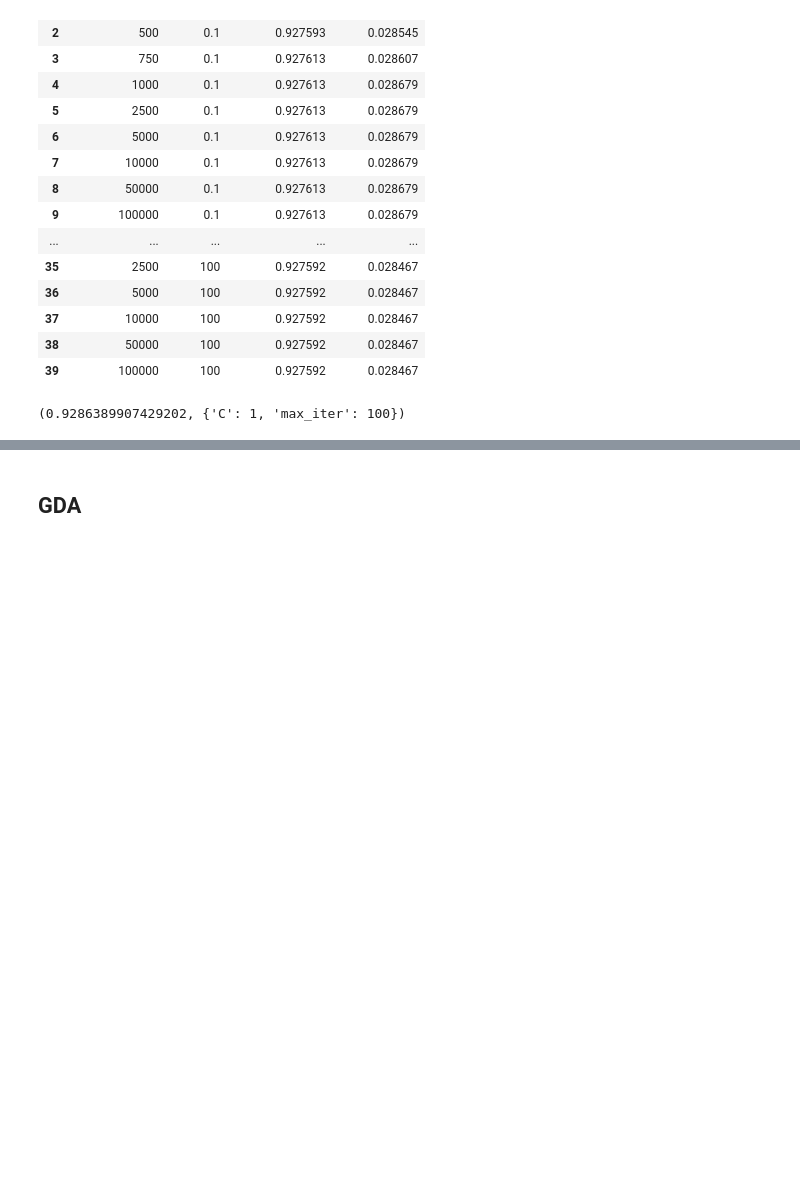
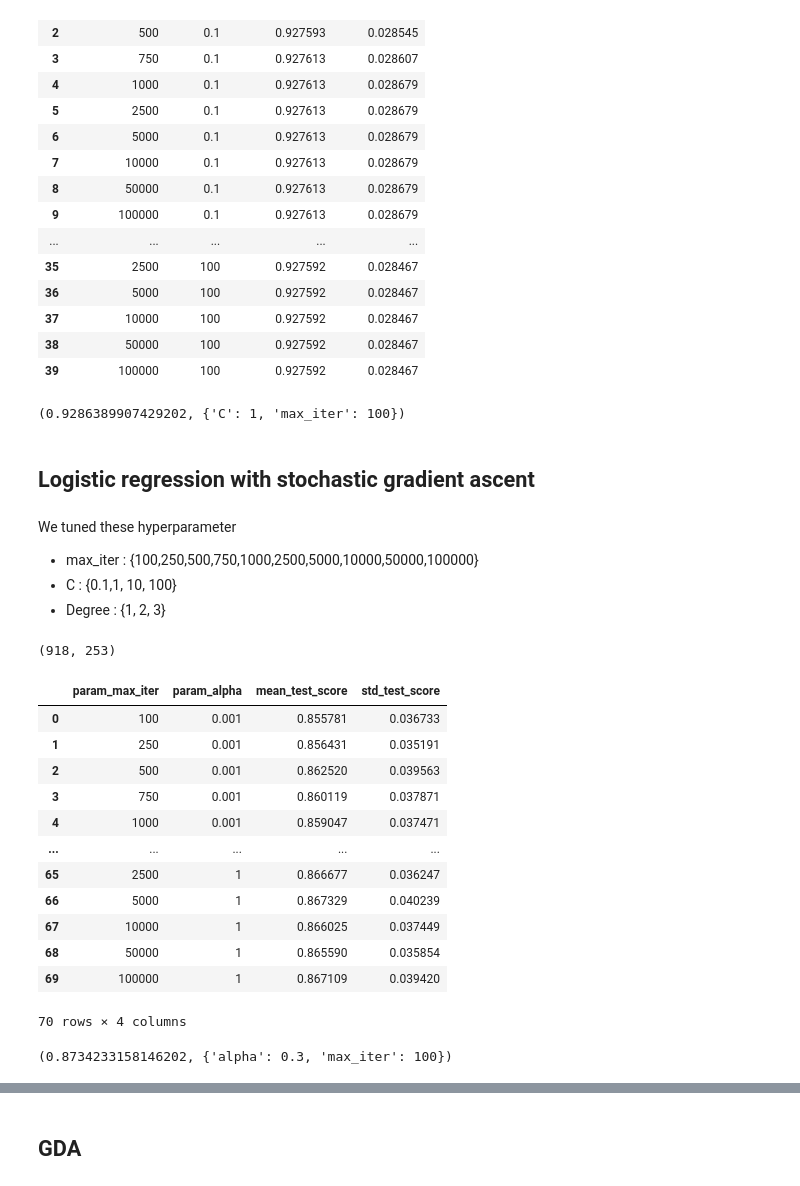
Before and after one commit to MichaelPlug/FDS_Project_HFD, a Jupyter notebook: Project_notebook.ipynb, the cells around one changed output, grey strips where cells are left out. Drawn from its saved outputs; the diff is of its cells as text; code cells hidden in the pictures; blank space fills up the shorter version.

Commit message:
tuning alpha

```diff
--- a/Project_notebook.ipynb
+++ b/Project_notebook.ipynb
@@ -1292,3 +1256,70 @@ res[['param_max_iter','param_C','mean_test_score','std_test_score']]
 clf.best_score_, clf.best_params_
 # %% [output]
 (0.9286389907429202, {'C': 1, 'max_iter': 100})
+# %% [markdown]
+## Logistic regression with stochastic gradient ascent
+# %% [markdown]
+We tuned these hyperparameter
+- max_iter : {100,250,500,750,1000,2500,5000,10000,50000,100000}
+- C : {0.1,1, 10, 100}
+- Degree : {1, 2, 3}
+# %%
+#dataset
+X_df_extraC = df_extraC.drop('HeartDisease', axis=1)
+X_df_extraC = pd.get_dummies(X_df_extraC).values
+
+#creating the array fo the y
+y = df_extraC['HeartDisease']
+min_max_scaler = MinMaxScaler()
+X_df_extraC = min_max_scaler.fit_transform(X_df_extraC)
+y_extraC = y.values
+# %%
+from sklearn.preprocessing import PolynomialFeatures, FunctionTransformer
+X_df_extraC, y_extraC
+#poly = PolynomialFeatures(degree = 2, interaction_only=False, include_bias=False)
+poly = PolynomialFeatures(degree = 2)
+
+X_deg3 = poly.fit_transform(X_df_extraC)
+X_deg3.shape
+# %% [output]
+(918, 253)
+# %%
+####grid search stuff
+from sklearn.model_selection import GridSearchCV
+
+Scores = {'roc_auc'}
+##[0.0001, 0.0003, 0.001, 0.003, 0.01, 0.03, 0.1, 0.3, 1.0]
+
+K=10
+repeats=5
+cv = RepeatedKFold(n_splits=K, n_repeats=repeats, random_state=0)
+clf = GridSearchCV(SGDClassifier(loss='log'),{
+    'max_iter' : [100, 250, 500, 750, 1000,2500, 5000,10000, 50000,100000],
+    'alpha': [0.001, 0.003, 0.01, 0.03, 0.1, 0.3, 1],
+}, cv=cv,scoring='accuracy')
+
+
+clf.fit(X_deg3, y_extraC)
+clf.cv_results_
+
+
+res = pd.DataFrame(clf.cv_results_)
+res[['param_max_iter','param_alpha','mean_test_score','std_test_score']]
+# %% [output]
+|  | param_max_iter | param_alpha | mean_test_score | std_test_score |
+| 0 | 100 | 0.001 | 0.855781 | 0.036733 |
+| 1 | 250 | 0.001 | 0.856431 | 0.035191 |
+| 2 | 500 | 0.001 | 0.862520 | 0.039563 |
+| 3 | 750 | 0.001 | 0.860119 | 0.037871 |
+| 4 | 1000 | 0.001 | 0.859047 | 0.037471 |
+| ... | ... | ... | ... | ... |
+| 65 | 2500 | 1 | 0.866677 | 0.036247 |
+| 66 | 5000 | 1 | 0.867329 | 0.040239 |
+| 67 | 10000 | 1 | 0.866025 | 0.037449 |
+| 68 | 50000 | 1 | 0.865590 | 0.035854 |
+| 69 | 100000 | 1 | 0.867109 | 0.039420 |
+70 rows × 4 columns
+# %%
+clf.best_score_, clf.best_params_
+# %% [output]
+(0.8734233158146202, {'alpha': 0.3, 'max_iter': 100})
```
Also changed, not shown: parts of 29 cells of this notebook, 1 other file.
